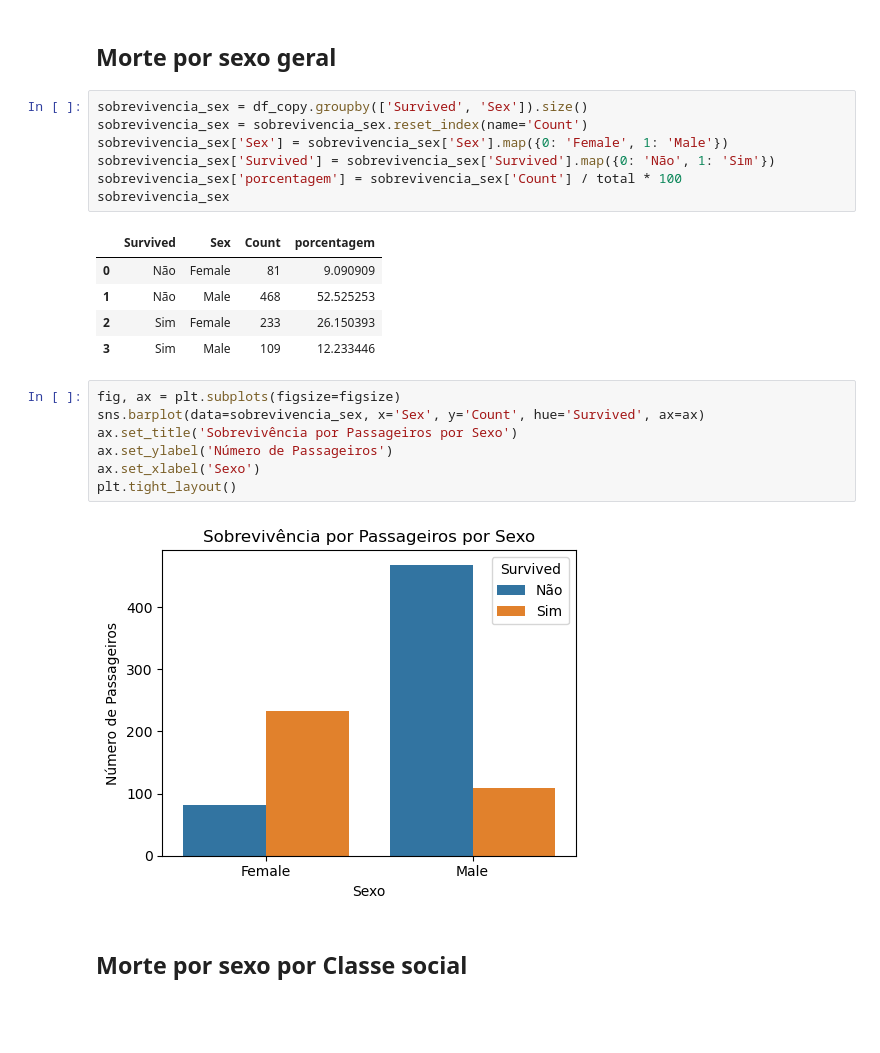
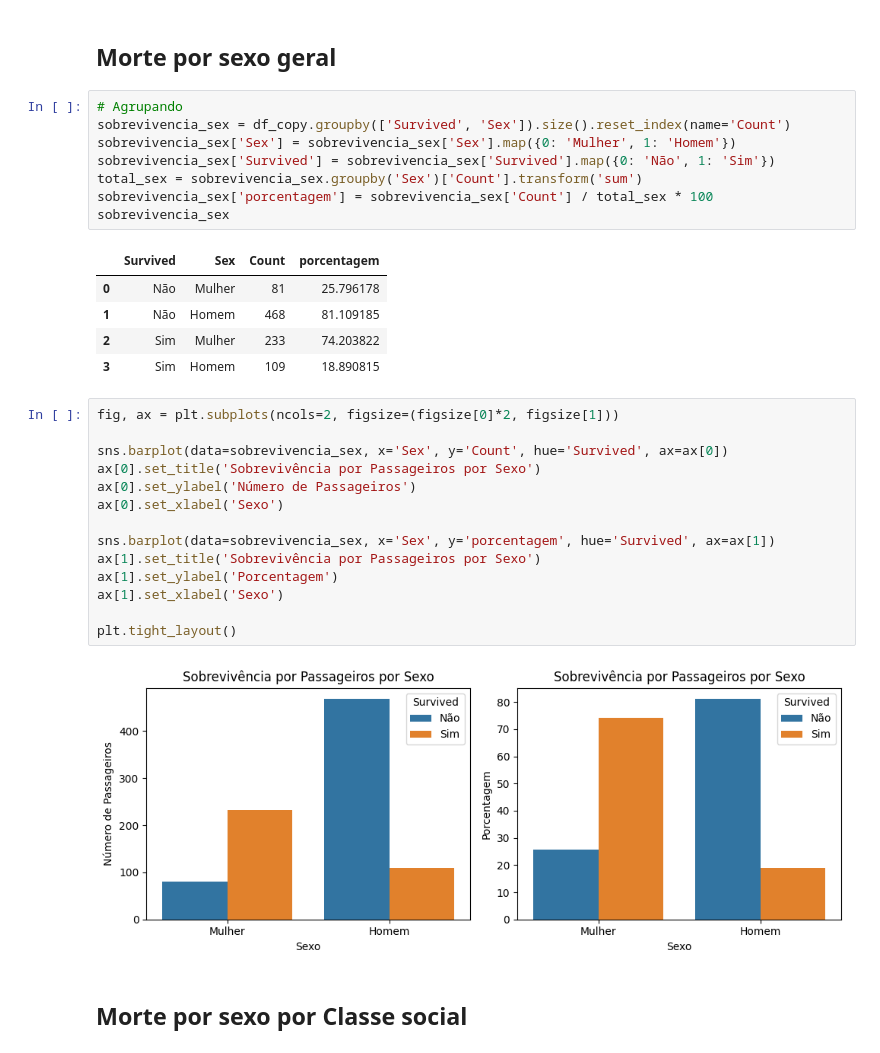
Before and after one commit to JonasCGN/Topicos_Especiais_Em_Computacao, a Jupyter notebook: 1_Trabalho/main_titanic.ipynb, the cells around one changed output. Cells and saved outputs as stored; diff of their text form; blank space fills up the shorter version.

```diff
--- a/1_Trabalho/main_titanic.ipynb
+++ b/1_Trabalho/main_titanic.ipynb
@@ -248,26 +260,34 @@ total = df_copy['Survived'].count()
 # %% [markdown]
 ## Morte por sexo geral
 # %%
-sobrevivencia_sex = df_copy.groupby(['Survived', 'Sex']).size()
-sobrevivencia_sex = sobrevivencia_sex.reset_index(name='Count')
-sobrevivencia_sex['Sex'] = sobrevivencia_sex['Sex'].map({0: 'Female', 1: 'Male'})
+# Agrupando
+sobrevivencia_sex = df_copy.groupby(['Survived', 'Sex']).size().reset_index(name='Count')
+sobrevivencia_sex['Sex'] = sobrevivencia_sex['Sex'].map({0: 'Mulher', 1: 'Homem'})
 sobrevivencia_sex['Survived'] = sobrevivencia_sex['Survived'].map({0: 'Não', 1: 'Sim'})
-sobrevivencia_sex['porcentagem'] = sobrevivencia_sex['Count'] / total * 100
+total_sex = sobrevivencia_sex.groupby('Sex')['Count'].transform('sum')
+sobrevivencia_sex['porcentagem'] = sobrevivencia_sex['Count'] / total_sex * 100
 sobrevivencia_sex
 # %% [output]
 |  | Survived | Sex | Count | porcentagem |
-| 0 | Não | Female | 81 | 9.090909 |
-| 1 | Não | Male | 468 | 52.525253 |
-| 2 | Sim | Female | 233 | 26.150393 |
-| 3 | Sim | Male | 109 | 12.233446 |
+| 0 | Não | Mulher | 81 | 25.796178 |
+| 1 | Não | Homem | 468 | 81.109185 |
+| 2 | Sim | Mulher | 233 | 74.203822 |
+| 3 | Sim | Homem | 109 | 18.890815 |
 # %%
-fig, ax = plt.subplots(figsize=figsize)
-sns.barplot(data=sobrevivencia_sex, x='Sex', y='Count', hue='Survived', ax=ax)
-ax.set_title('Sobrevivência por Passageiros por Sexo')
-ax.set_ylabel('Número de Passageiros')
-ax.set_xlabel('Sexo')
+fig, ax = plt.subplots(ncols=2, figsize=(figsize[0]*2, figsize[1]))
+
+sns.barplot(data=sobrevivencia_sex, x='Sex', y='Count', hue='Survived', ax=ax[0])
+ax[0].set_title('Sobrevivência por Passageiros por Sexo')
+ax[0].set_ylabel('Número de Passageiros')
+ax[0].set_xlabel('Sexo')
+
+sns.barplot(data=sobrevivencia_sex, x='Sex', y='porcentagem', hue='Survived', ax=ax[1])
+ax[1].set_title('Sobrevivência por Passageiros por Sexo')
+ax[1].set_ylabel('Porcentagem')
+ax[1].set_xlabel('Sexo')
+
 plt.tight_layout()
 # %% [output]
-[figure, old version]
+[figure, new version]
 # %% [markdown]
 ## Morte por sexo por Classe social
```
Also changed, not shown: parts of 25 cells of this notebook.
